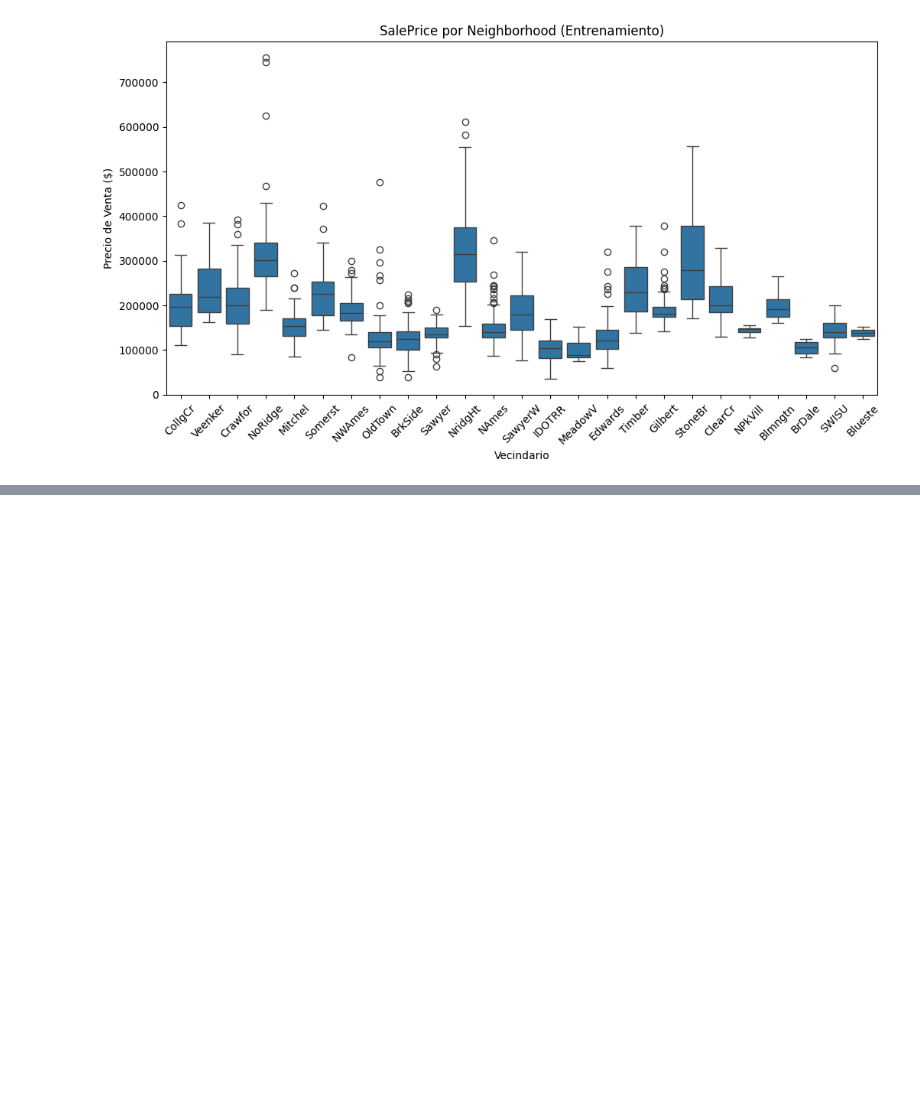
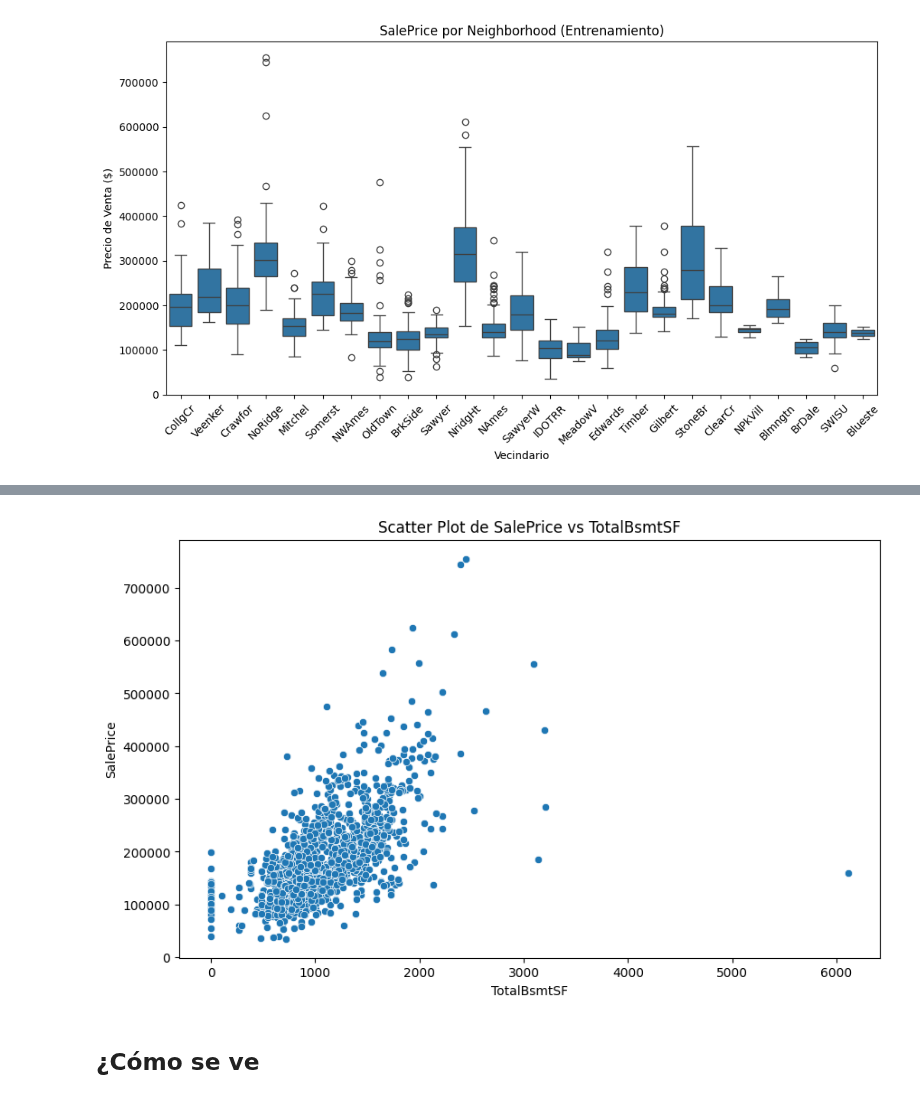
Before and after one commit to DiegoLinares11/Modelos-de-Regresion-Lineal, a Jupyter notebook: Entrega_1/anslisisRel.ipynb, the cells around one changed output, grey strips where cells are left out. Saved outputs shown, nothing was run; the diff lists cells and outputs as text; code cells hidden in the pictures; blank space fills up the shorter version.

```diff
--- a/Entrega_1/anslisisRel.ipynb
+++ b/Entrega_1/anslisisRel.ipynb
@@ -123,0 +171,11 @@ plt.show()
+# %%
+plt.figure(figsize=(10, 6))
+sns.scatterplot(x='TotalBsmtSF', y='SalePrice', data=dftrain)
+plt.title('Scatter Plot de SalePrice vs TotalBsmtSF')
+plt.xlabel('TotalBsmtSF')
+plt.ylabel('SalePrice')
+plt.show()
+# %% [output]
+[figure, added]
+# %% [markdown]
+## ¿Cómo se ve
```
Also changed, not shown: parts of 9 cells of this notebook.
